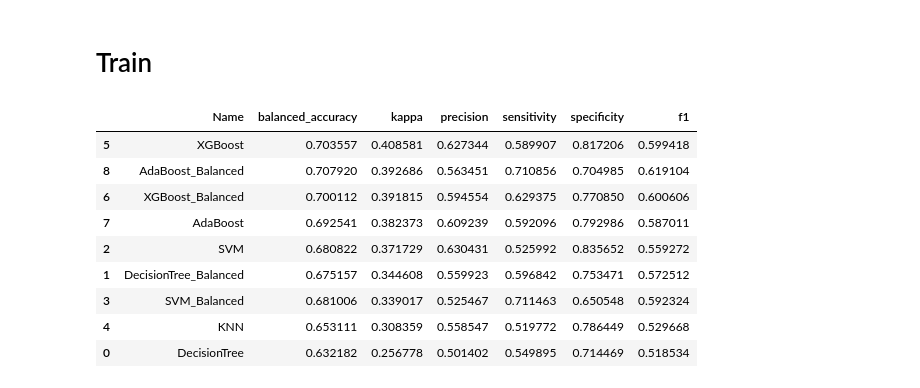
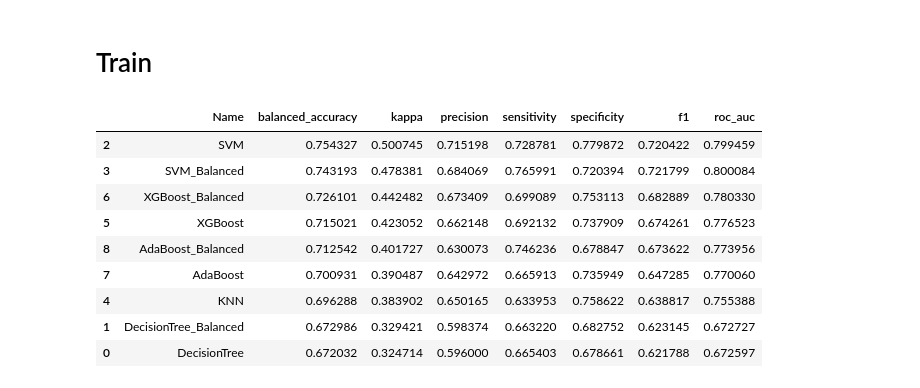
Before and after one commit to Kirk-KD/asd-eye-tracking, a Jupyter notebook: asd_eye_tracking.ipynb, the cells around one changed output. Saved outputs shown, nothing was run; the diff lists cells and outputs as text; code cells hidden in the pictures.

Commit message:
balanced_acc=0.75

```diff
--- a/asd_eye_tracking.ipynb
+++ b/asd_eye_tracking.ipynb
@@ -50,7 +50,11 @@ columns_to_load = [
     'AOI Name Right',  # 'corps' (french for body) and others
     'AOI Name Left',
     'Pupil Diameter Right [mm]',
-    'Pupil Diameter Left [mm]'
+    'Pupil Diameter Left [mm]',
+    'Point of Regard Right X [px]',
+    'Point of Regard Right Y [px]',
+    'Point of Regard Left X [px]',
+    'Point of Regard Left Y [px]',
 ]
 
 experiments = []
@@ -70,11 +74,17 @@ for i in range(1, 26):
 
 experiments_df = pd.concat(experiments, ignore_index=True)
 
-experiments_df['look_category'] = experiments_df['Category Right'].combine_first(experiments_df['Category Left'])
-experiments_df['pupil_diameter_mm'] = experiments_df['Pupil Diameter Right [mm]'].combine_first(experiments_df['Pupil Diameter Left [mm]'])
-experiments_df.drop(columns=['Category Right', 'Category Left', 'Pupil Diameter Right [mm]', 'Pupil Diameter Left [mm]'], inplace=True)
+to_combine = {
+    'look_category': ['Category Right', 'Category Left'],
+    'pupil_diameter_mm': ['Pupil Diameter Right [mm]', 'Pupil Diameter Left [mm]'],
+    'por_x': ['Point of Regard Right X [px]', 'Point of Regard Left X [px]'],
+    'por_y': ['Point of Regard Right Y [px]', 'Point of Regard Left Y [px]']
+}
+for new_col, cols in to_combine.items():
+    experiments_df[new_col] = experiments_df[cols[0]].combine_first(experiments_df[cols[1]])
+    experiments_df.drop(columns=cols, inplace=True)
 
-numerics = ['Participant', 'RecordingTime [ms]', 'pupil_diameter_mm']
+numerics = ['Participant', 'RecordingTime [ms]', 'pupil_diameter_mm', 'por_x', 'por_y']
 for col in numerics:
     experiments_df[col] = pd.to_numeric(experiments_df[col], errors='coerce')
 
@@ -281,6 +362,7 @@ class Trainer:
     def fit(self):
         gkf = GroupKFold(n_splits=self.n_splits, shuffle=True, random_state=SEED)
         results_list = []
+        all_y_true, all_y_pred = [], []
 
         for train_idx, test_idx in gkf.split(self.X, self.y, groups=self.groups):
             X_train, X_test = self.X.iloc[train_idx], self.X.iloc[test_idx]
@@ -299,6 +381,15 @@ class Trainer:
                 self.model.fit(X_train, y_train)
 
             y_pred = self.model.predict(X_test)
+            all_y_true.extend(y_test)
+            all_y_pred.extend(y_pred)
+
+            if hasattr(self.model, "predict_proba"):
+                y_prob = self.model.predict_proba(X_test)[:, 1]
+                roc_auc = metrics.roc_auc_score(y_test, y_prob)
+            else:
+                y_score = self.model.decision_function(X_test)
+                roc_auc = metrics.roc_auc_score(y_test, y_score)
 
             results = {
                 'balanced_accuracy': metrics.balanced_accuracy_score(y_test, y_pred),
@@ -306,48 +397,54 @@ class Trainer:
                 'precision': metrics.precision_score(y_test, y_pred),
                 'sensitivity': metrics.recall_score(y_test, y_pred),
                 'specificity': metrics.recall_score(y_test, y_pred, pos_label=0),
-                'f1': metrics.f1_score(y_test, y_pred)
+                'f1': metrics.f1_score(y_test, y_pred),
+                'roc_auc': roc_auc
             }
             results_list.append(results)
 
         avg_results = {k: np.mean([r[k] for r in results_list]) for k in results_list[0]}
-        return avg_results
+        cm = metrics.confusion_matrix(all_y_true, all_y_pred)
+        cm_df = pd.DataFrame(cm, index=['TD', 'ASD'], columns=['TD', 'ASD'])
+        return avg_results, cm_df
 # %%
 model_configs = [
     ('DecisionTree', DecisionTreeClassifier, False),
     ('DecisionTree_Balanced', DecisionTreeClassifier, True),
     ('SVM', svm.SVC, False),
     ('SVM_Balanced', svm.SVC, True),
     ('KNN', KNeighborsClassifier, False),
     ('XGBoost', xgb.XGBClassifier, False),
     ('XGBoost_Balanced', xgb.XGBClassifier, True),
     ('AdaBoost', AdaBoostClassifier, False),
     ('AdaBoost_Balanced', AdaBoostClassifier, True)
 ]
 
 results_list = []
+confusion_matrices = {}
 
 for name, model_class, balanced in model_configs:
     trainer = Trainer(
         X=dataset[FEATURES],
         y=dataset['Class'],
         groups=dataset['participant'],
         model_class=model_class,
         balanced=balanced
     )
-    metrics_results = trainer.fit()
+    metrics_results, cm = trainer.fit()
     results_list.append({'Name': name, **metrics_results})
+    confusion_matrices[name] = cm
 
-df_cv_results = pd.DataFrame(results_list).sort_values('kappa', ascending=False)
+df_cv_results = pd.DataFrame(results_list)
+df_cv_results = df_cv_results.sort_values('kappa', ascending=False)
 df_cv_results
 # %% [output]
-|  | Name | balanced_accuracy | kappa | precision | sensitivity | specificity | f1 |
-| 5 | XGBoost | 0.703557 | 0.408581 | 0.627344 | 0.589907 | 0.817206 | 0.599418 |
-| 8 | AdaBoost_Balanced | 0.707920 | 0.392686 | 0.563451 | 0.710856 | 0.704985 | 0.619104 |
-| 6 | XGBoost_Balanced | 0.700112 | 0.391815 | 0.594554 | 0.629375 | 0.770850 | 0.600606 |
-| 7 | AdaBoost | 0.692541 | 0.382373 | 0.609239 | 0.592096 | 0.792986 | 0.587011 |
-| 2 | SVM | 0.680822 | 0.371729 | 0.630431 | 0.525992 | 0.835652 | 0.559272 |
-| 1 | DecisionTree_Balanced | 0.675157 | 0.344608 | 0.559923 | 0.596842 | 0.753471 | 0.572512 |
-| 3 | SVM_Balanced | 0.681006 | 0.339017 | 0.525467 | 0.711463 | 0.650548 | 0.592324 |
-| 4 | KNN | 0.653111 | 0.308359 | 0.558547 | 0.519772 | 0.786449 | 0.529668 |
-| 0 | DecisionTree | 0.632182 | 0.256778 | 0.501402 | 0.549895 | 0.714469 | 0.518534 |
+|  | Name | balanced_accuracy | kappa | precision | sensitivity | specificity | f1 | roc_auc |
+| 2 | SVM | 0.754327 | 0.500745 | 0.715198 | 0.728781 | 0.779872 | 0.720422 | 0.799459 |
+| 3 | SVM_Balanced | 0.743193 | 0.478381 | 0.684069 | 0.765991 | 0.720394 | 0.721799 | 0.800084 |
+| 6 | XGBoost_Balanced | 0.726101 | 0.442482 | 0.673409 | 0.699089 | 0.753113 | 0.682889 | 0.780330 |
+| 5 | XGBoost | 0.715021 | 0.423052 | 0.662148 | 0.692132 | 0.737909 | 0.674261 | 0.776523 |
+| 8 | AdaBoost_Balanced | 0.712542 | 0.401727 | 0.630073 | 0.746236 | 0.678847 | 0.673622 | 0.773956 |
+| 7 | AdaBoost | 0.700931 | 0.390487 | 0.642972 | 0.665913 | 0.735949 | 0.647285 | 0.770060 |
+| 4 | KNN | 0.696288 | 0.383902 | 0.650165 | 0.633953 | 0.758622 | 0.638817 | 0.755388 |
+| 1 | DecisionTree_Balanced | 0.672986 | 0.329421 | 0.598374 | 0.663220 | 0.682752 | 0.623145 | 0.672727 |
+| 0 | DecisionTree | 0.672032 | 0.324714 | 0.596000 | 0.665403 | 0.678661 | 0.621788 | 0.672597 |
```
Also changed, not shown: parts of 10 cells of this notebook.
